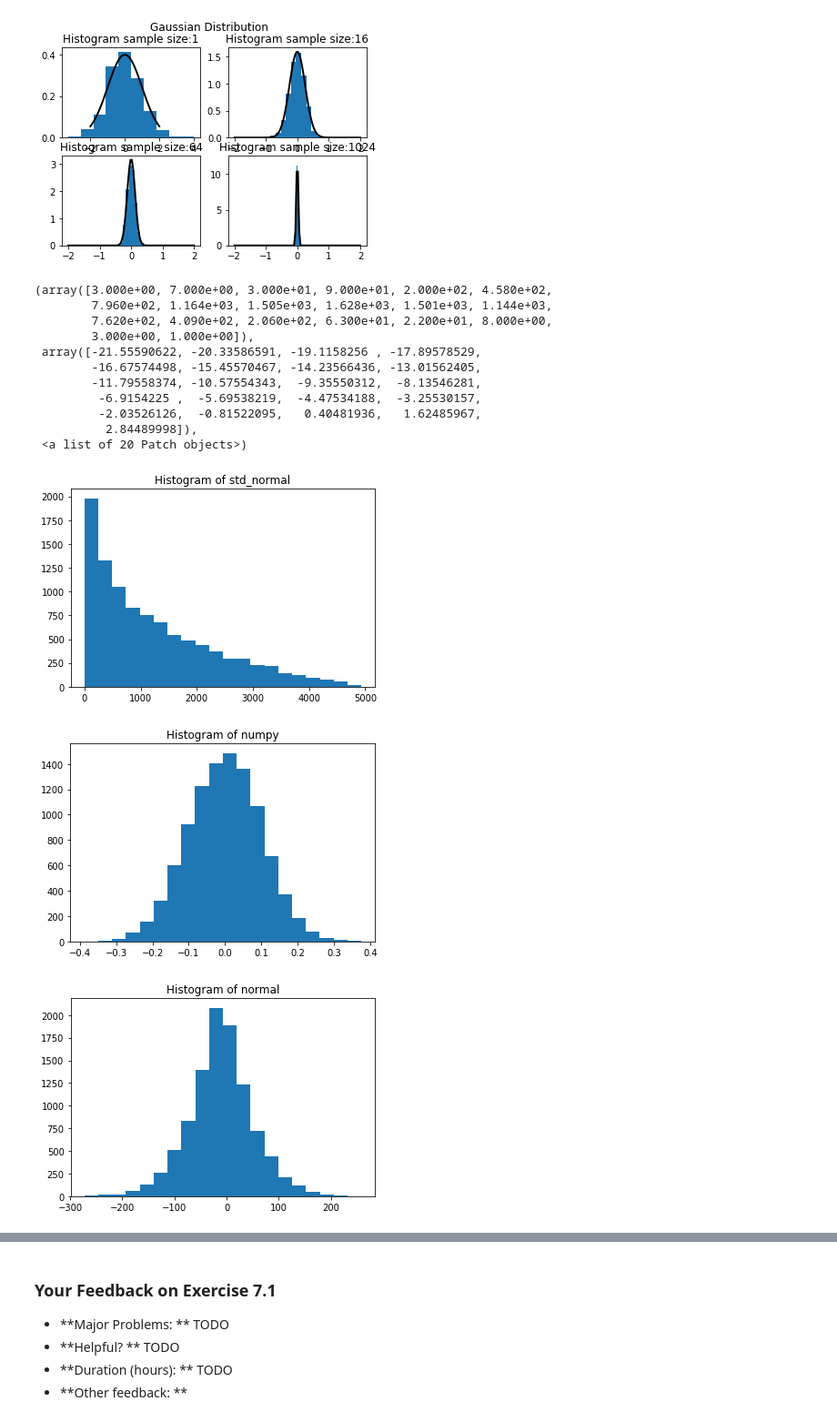
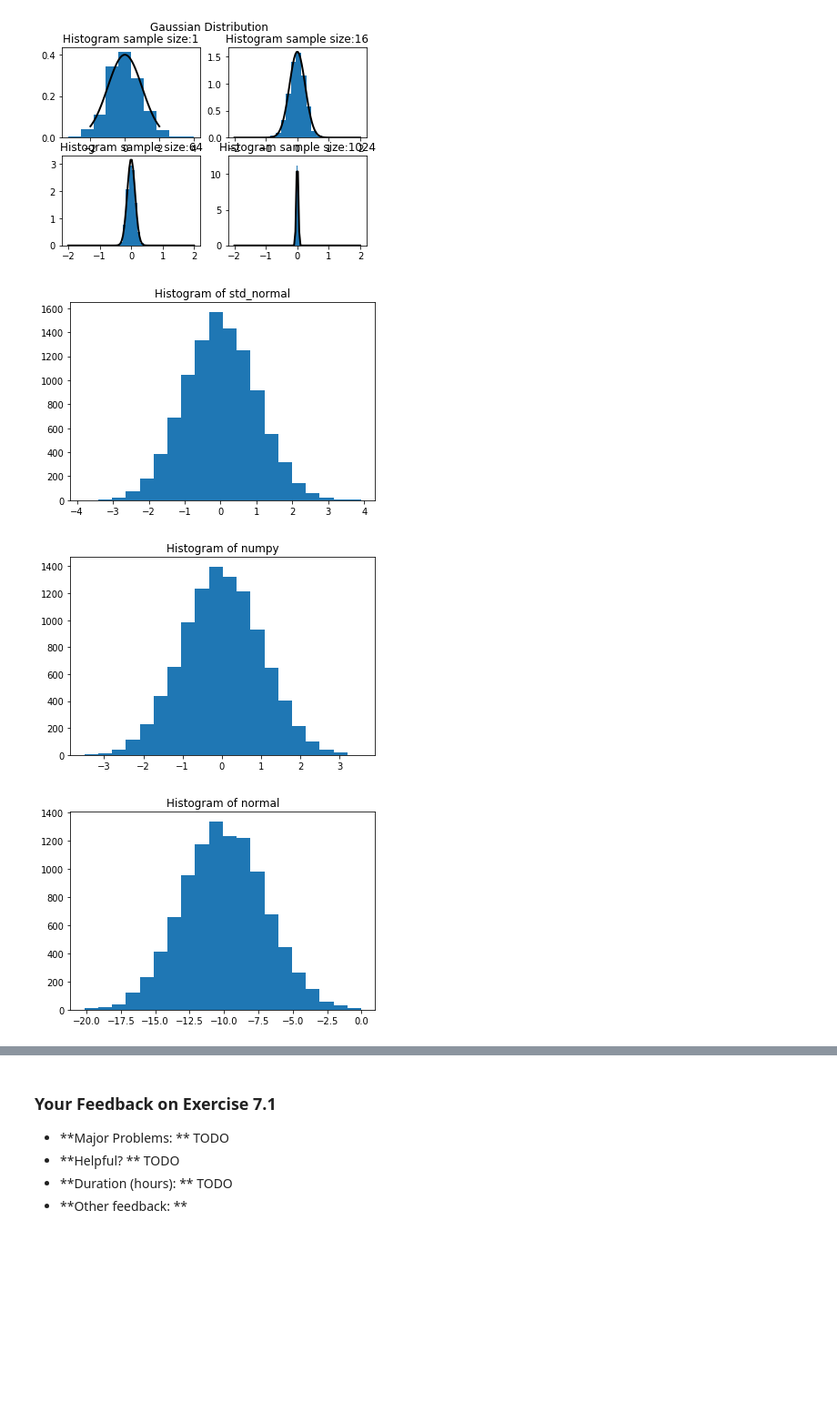
Before and after one commit to JulesBlubb/Foundations-of-Deep-Learning, a Jupyter notebook: exercise07/exercise07_autoencoder.ipynb, the cells around one changed output, grey strips where cells are left out. Shown at 91% size. Drawn from its saved outputs; the diff is of its cells as text; code cells hidden in the pictures; blank space fills up the shorter version.

Commit message:
Sampling normal distribution corrected by summing 12 uniformly distributed random numbers.

```diff
--- a/exercise07/exercise07_autoencoder.ipynb
+++ b/exercise07/exercise07_autoencoder.ipynb
@@ -285,7 +285,7 @@ for s in range(len(n)):
     ax[s].hist(exps, density=True)
 
     # Plot the PDF.
-    xmin, xmax = [-2, 2]
+    xmin, xmax = [-5, 2]
     x = np.linspace(xmin, xmax, 100)
     mu = 0
     std = 1
@@ -312,7 +312,8 @@ def std_normal(n_samples: int = 1) -> np.ndarray:
     """
     y = []
     for i in range(n_samples):
-        x = 0.5 * np.sum(np.random.uniform(-1,1))
+
+        x = 0.5 * np.sum(np.random.uniform(-1,1,12))
         y.append(x)
     return y
     # return value has len n_samples
@@ -331,49 +332,42 @@ def normal(loc: float = 0.0, scale: float = 1.0, n_samples: int = 1) -> np.ndarr
 
     y = []
     for i in range(n_samples):
-        x = loc + (0.5 * np.sum(np.random.uniform(-scale, scale)))
+        x = loc + (0.5 * np.sum(np.random.uniform(-scale, scale,12)))
         y.append(x)
     return y
 
 
 n_samples = 10000
 bins = 20
 
 # plot histograms for standard normal with std_normal and np.random.normal
 ## START TODO #########################
 plt.figure()
 plt.title('Histogram of std_normal')
 plt.hist(std_normal(n_samples), bins=20)
+plt.show()
 
 plt.figure()
 plt.title('Histogram of numpy')
-plt.hist(np.random.normal(0, 0.1, n_samples), bins=20)
+plt.hist(np.random.normal(0, 1, n_samples), bins=20)
+plt.show()
 
 ## END TODO ########################
 
 # plot histograms for N(mean=-10, std=3) with normal and np.random.normal
 ## START TODO ########################
 plt.figure()
 plt.title('Histogram of normal')
 plt.hist(normal(-10, 3, n_samples), bins=20)
+plt.show()
 
 plt.figure()
 plt.title('Histogram of numpy')
 plt.hist(np.random.normal(-10, 3, n_samples), bins=20)
+plt.show()
 
 ## END TODO ########################
 # %% [output]
-(array([3.000e+00, 7.000e+00, 3.000e+01, 9.000e+01, 2.000e+02, 4.580e+02,
-        7.960e+02, 1.164e+03, 1.505e+03, 1.628e+03, 1.501e+03, 1.144e+03,
-        7.620e+02, 4.090e+02, 2.060e+02, 6.300e+01, 2.200e+01, 8.000e+00,
-        3.000e+00, 1.000e+00]),
- array([-21.55590622, -20.33586591, -19.1158256 , -17.89578529,
-        -16.67574498, -15.45570467, -14.23566436, -13.01562405,
-        -11.79558374, -10.57554343,  -9.35550312,  -8.13546281,
-         -6.9154225 ,  -5.69538219,  -4.47534188,  -3.25530157,
-         -2.03526126,  -0.81522095,   0.40481936,   1.62485967,
-          2.84489998]),
- <a list of 20 Patch objects>)
-[figure, old version]
+[figure, new version]
-[figure, old version]
+[figure, new version]
-[figure, old version]
+[figure, new version]
```
Also changed, not shown: parts of 1 cell of this notebook.
